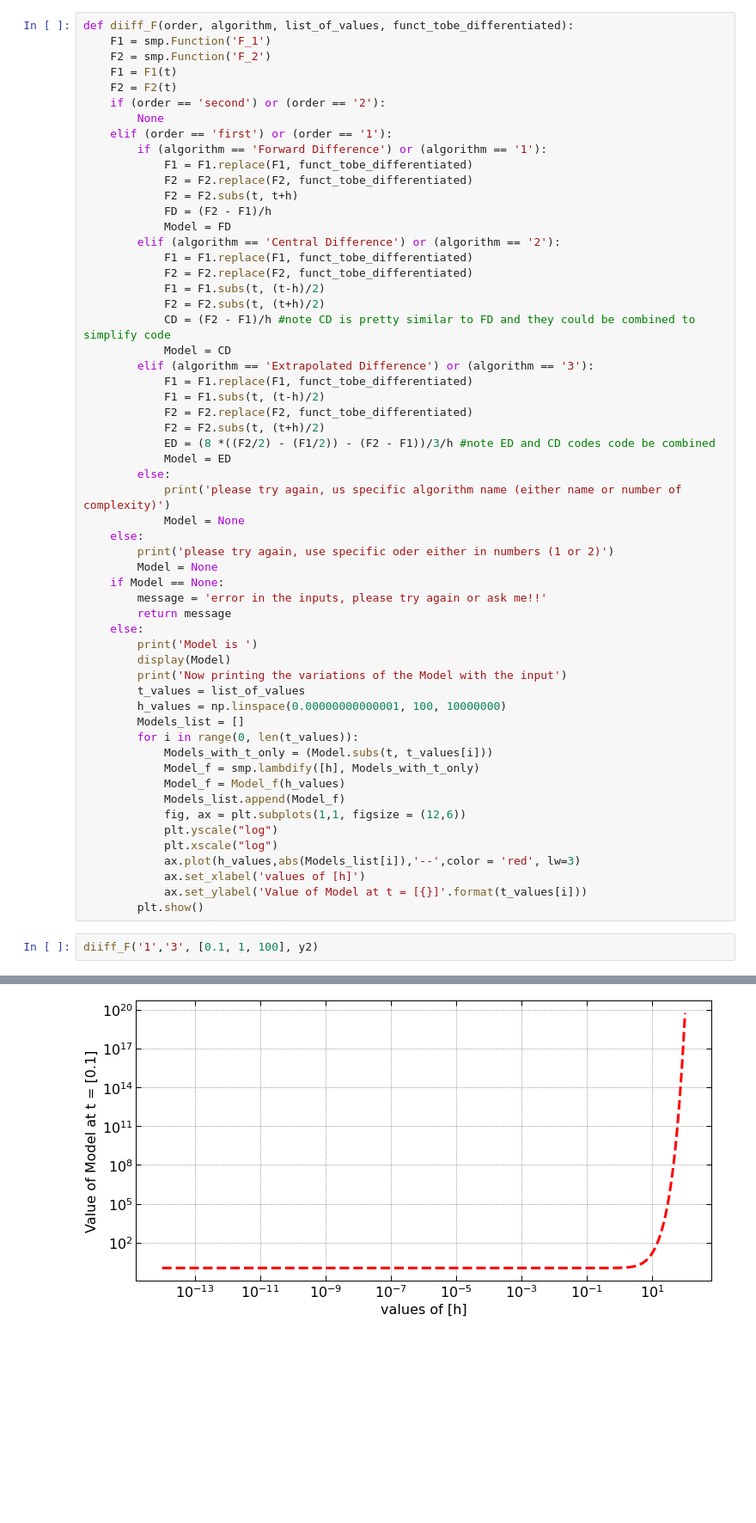
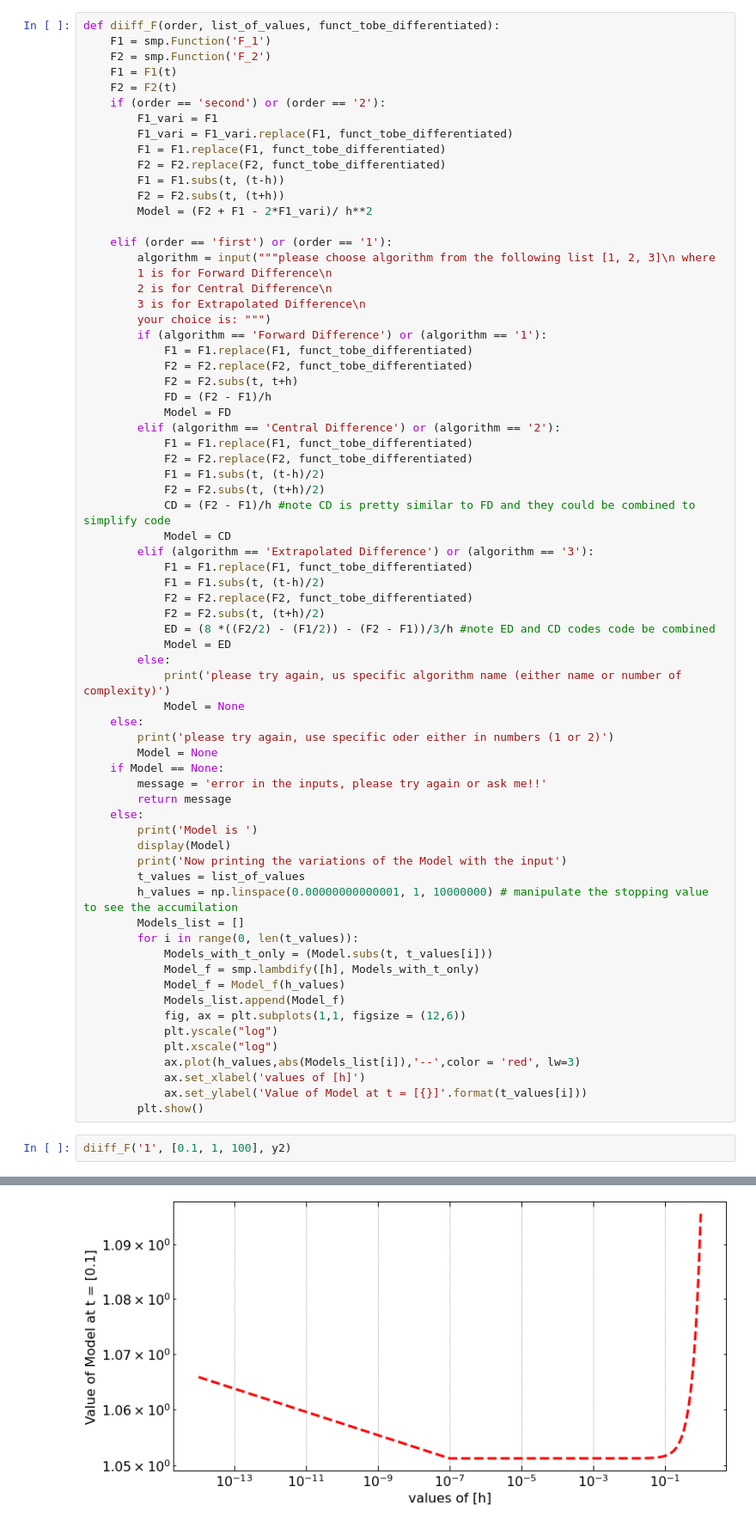
Before and after one commit to AhmedDMoHassan/Chapter-5-computational-physics, a Jupyter notebook: computational_calculus.ipynb, the cells around one changed output, grey strips where cells are left out. Shown at 86% size. Saved outputs shown, nothing was run; the diff lists cells and outputs as text; blank space fills up the shorter version.

Commit message:
feat: adding second order differentiation

```diff
--- a/computational_calculus.ipynb
+++ b/computational_calculus.ipynb
@@ -29,14 +28,26 @@ display(y1, y2)
 $\displaystyle \cos{\left(t \right)}$
 $\displaystyle e^{t}$
 # %%
-def diiff_F(order, algorithm, list_of_values, funct_tobe_differentiated):
+def diiff_F(order, list_of_values, funct_tobe_differentiated):
     F1 = smp.Function('F_1')
     F2 = smp.Function('F_2')
     F1 = F1(t)
     F2 = F2(t)
     if (order == 'second') or (order == '2'):
-        None
+        F1_vari = F1
+        F1_vari = F1_vari.replace(F1, funct_tobe_differentiated)
+        F1 = F1.replace(F1, funct_tobe_differentiated)
+        F2 = F2.replace(F2, funct_tobe_differentiated)
+        F1 = F1.subs(t, (t-h))
+        F2 = F2.subs(t, (t+h))
+        Model = (F2 + F1 - 2*F1_vari)/ h**2
+
     elif (order == 'first') or (order == '1'):
+        algorithm = input("""please choose algorithm from the following list [1, 2, 3]\n where
+        1 is for Forward Difference\n
+        2 is for Central Difference\n
+        3 is for Extrapolated Difference\n
+        your choice is: """)
         if (algorithm == 'Forward Difference') or (algorithm == '1'):
             F1 = F1.replace(F1, funct_tobe_differentiated)
             F2 = F2.replace(F2, funct_tobe_differentiated)
@@ -71,7 +82,7 @@ def diiff_F(order, algorithm, list_of_values, funct_tobe_differentiated):
         display(Model)
         print('Now printing the variations of the Model with the input')
         t_values = list_of_values
-        h_values = np.linspace(0.00000000000001, 100, 10000000)
+        h_values = np.linspace(0.00000000000001, 1, 10000000) # manipulate the stopping value to see the accumilation
         Models_list = []
         for i in range(0, len(t_values)):
             Models_with_t_only = (Model.subs(t, t_values[i]))
@@ -86,5 +97,5 @@ def diiff_F(order, algorithm, list_of_values, funct_tobe_differentiated):
             ax.set_ylabel('Value of Model at t = [{}]'.format(t_values[i]))
         plt.show()
 # %%
-diiff_F('1','3', [0.1, 1, 100], y2)
+diiff_F('1', [0.1, 1, 100], y2)
 # %% [output]
@@ -91,4 +111,4 @@ diiff_F('1','3', [0.1, 1, 100], y2)
 Model is
 $\displaystyle \frac{- e^{- \frac{h}{2} + \frac{t}{2}} + e^{\frac{h}{2} + \frac{t}{2}}}{h}$
 Now printing the variations of the Model with the input
-[figure, old version]
+[figure, new version]
```
Also changed, not shown: parts of 3 cells of this notebook.
